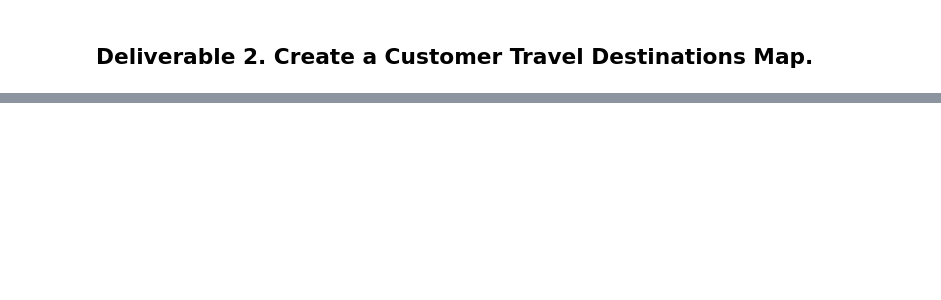
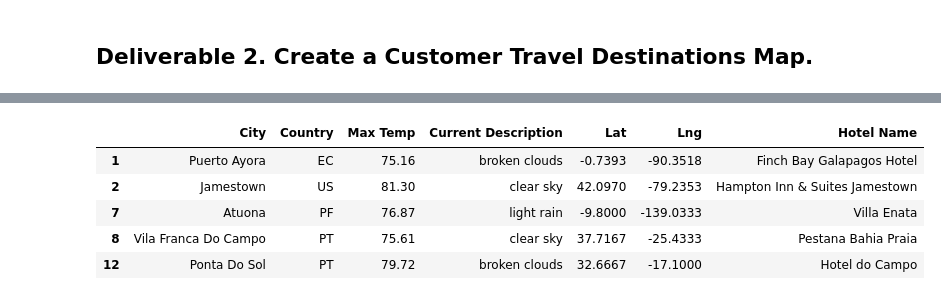
Before and after one commit to volkx075/World_Weather_Analysis, a Jupyter notebook: Vacation_Search.ipynb, the cells around one changed output, grey strips where cells are left out. Saved outputs shown, nothing was run; the diff lists cells and outputs as text; code cells hidden in the pictures; blank space fills up the shorter version.

```diff
--- a/Vacation_Search.ipynb
+++ b/Vacation_Search.ipynb
@@ -41,14 +106,20 @@ params = {
 }
 
 # 6b. Iterate through the hotel DataFrame.
-
+for index, row in hotel_df.iterrows():
     # 6c. Get latitude and longitude from DataFrame
-
+    lat = row["Lat"]
+    lng = row["Lng"]
+    params["location"] = f"{lat},{lng}"
 
     # 6d. Set up the base URL for the Google Directions API to get JSON data.
-
+    base_url = "https://maps.googleapis.com/maps/api/place/nearbysearch/json"
 
     # 6e. Make request and retrieve the JSON data from the search.
-
+    hotels = requests.get(base_url, params=params).json()
 
     # 6f. Get the first hotel from the results and store the name, if a hotel isn't found skip the city.
+    try:
+        hotel_df.loc[index, "Hotel Name"] = hotels["results"][0]["name"]
+    except (IndexError):
+        print("Hotel not found... skipping.")
@@ -57,2 +156,14 @@ params = {
+# %%
+# No empty rows for Hotel Name.
+clean_hotel_df = hotel_df.dropna()
+# %%
+clean_hotel_df.head()
+# %% [output]
+|  | City | Country | Max Temp | Current Description | Lat | Lng | Hotel Name |
+| 1 | Puerto Ayora | EC | 75.16 | broken clouds | -0.7393 | -90.3518 | Finch Bay Galapagos Hotel |
+| 2 | Jamestown | US | 81.30 | clear sky | 42.0970 | -79.2353 | Hampton Inn & Suites Jamestown |
+| 7 | Atuona | PF | 76.87 | light rain | -9.8000 | -139.0333 | Villa Enata |
+| 8 | Vila Franca Do Campo | PT | 75.61 | clear sky | 37.7167 | -25.4333 | Pestana Bahia Praia |
+| 12 | Ponta Do Sol | PT | 79.72 | broken clouds | 32.6667 | -17.1000 | Hotel do Campo |
 # %%
 # 8a. Create the output File (CSV)
```
Also changed, not shown: parts of 12 cells of this notebook, 7 other files.
